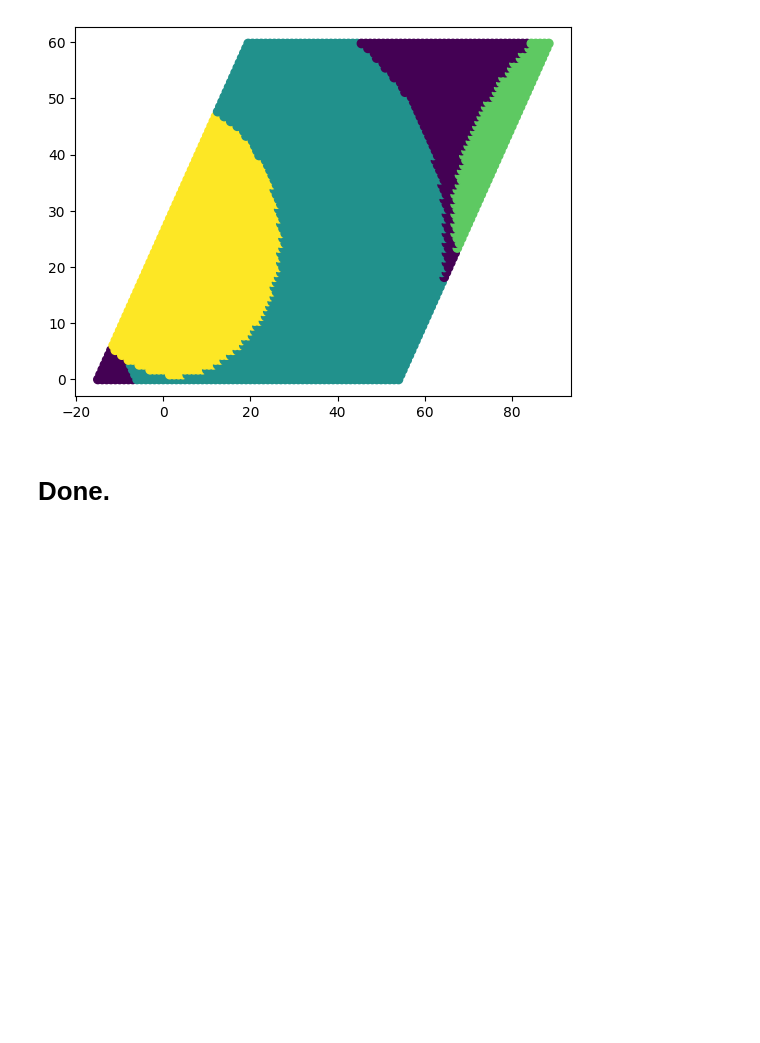
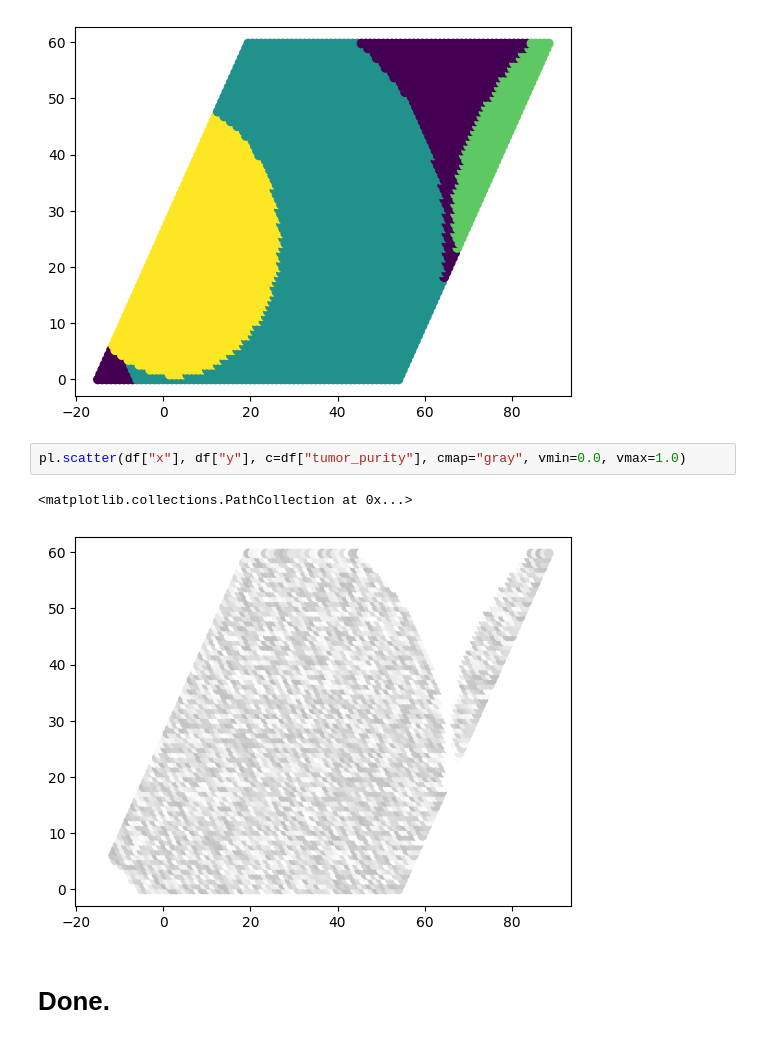
Before and after one commit to michaelJwilson/cnaster, a Jupyter notebook: docs/nb/sim_validation.ipynb, the cells around one changed output. Cells and saved outputs as stored; diff of their text form; blank space fills up the shorter version.

```diff
--- a/docs/nb/sim_validation.ipynb
+++ b/docs/nb/sim_validation.ipynb
@@ -82,5 +82,10 @@ pl.scatter(df["x"], df["y"], c=df["clone"])
 # %% [output]
 <matplotlib.collections.PathCollection at 0x...>
 [figure]
+# %%
+pl.scatter(df["x"], df["y"], c=df["tumor_purity"], cmap="gray", vmin=0.0, vmax=1.0)
+# %% [output]
+<matplotlib.collections.PathCollection at 0x...>
+[figure, added]
 # %% [markdown]
 # Done.
```
Also changed, not shown: parts of 1 cell of this notebook, 1 other file.
